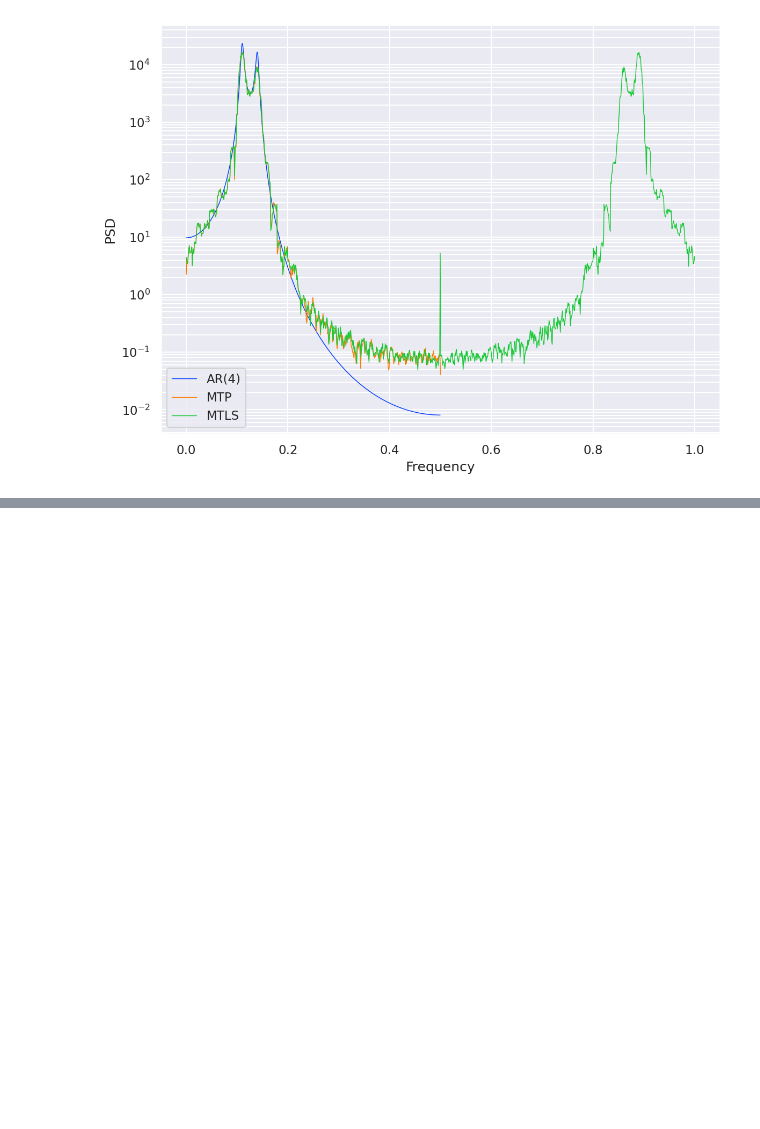
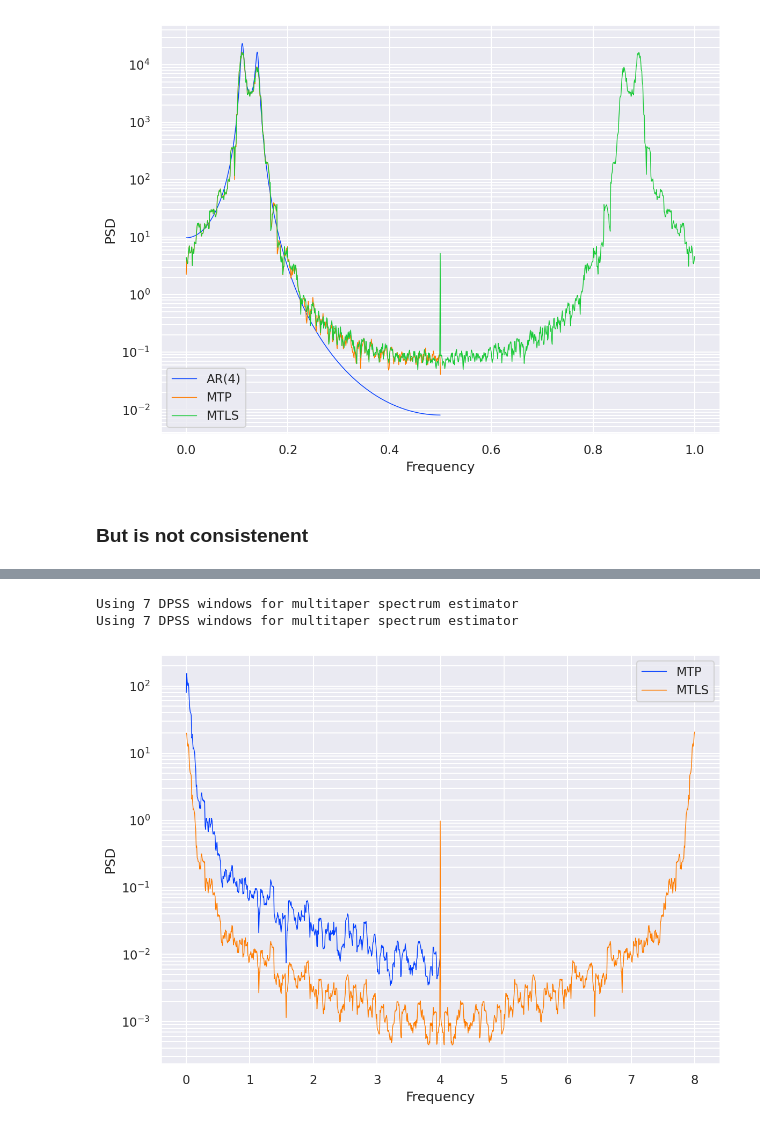
Before and after one commit to dhruv9vats/misc, a Jupyter notebook: stingray_mtls_final_test.ipynb, the cells around one changed output, grey strips where cells are left out. Drawn from its saved outputs; the diff is of its cells as text; code cells hidden in the pictures; blank space fills up the shorter version.

Commit message:
Show more norms

```diff
--- a/stingray_mtls_final_test.ipynb
+++ b/stingray_mtls_final_test.ipynb
@@ -261,0 +262,16 @@ Using 7 DPSS windows for multitaper spectrum estimator
+# %% [markdown]
+### But is not consistenent
+# %%
+from stingray.simulator import simulator, models
+
+sim = simulator.Simulator(N=1024, mean=0.5, dt=0.125)
+# %%
+lc2 = sim.simulate(2)
+
+mtp2 = Multitaper(lc2, low_bias=True, adaptive=False, norm="Leahy")
+mtls2 = Multitaper(lc2, low_bias=True, adaptive=False, lombscargle=True)
+
+plot(freqs=[mtp2.freq, mtls2.freq],
+    powers=[mtp2.power, mtls2.unnorm_power],
+    labels=["MTP", "MTLS"])
+# %% [output]
@@ -261,0 +280,3 @@ Using 7 DPSS windows for multitaper spectrum estimator
+Using 7 DPSS windows for multitaper spectrum estimator
+Using 7 DPSS windows for multitaper spectrum estimator
+[figure, added]
```
Also changed, not shown: parts of 4 cells of this notebook.
